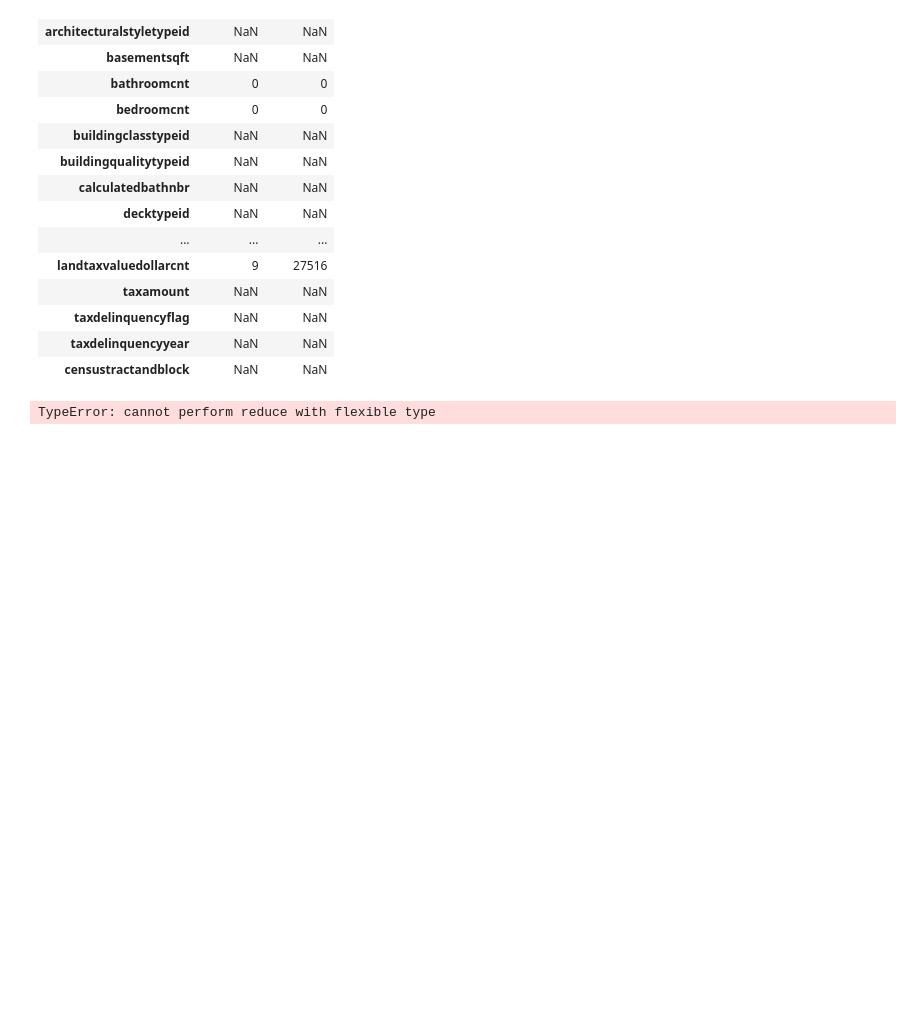
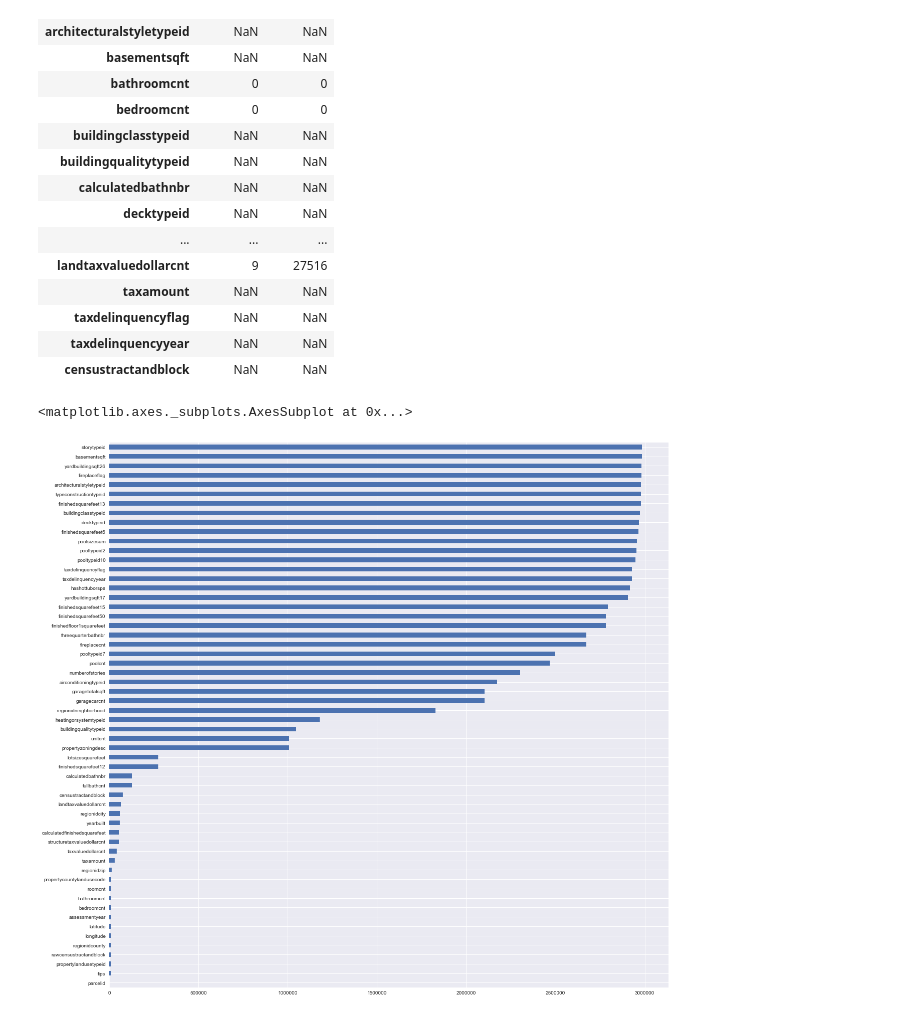
Before and after one commit to LilyElizabethJohn/Springboard---Data-Science-Career-Track, a Jupyter notebook: Capstone Project I/Zillow Zestimate/EDA - Zestimate.ipynb, the cells around one changed output. Saved outputs shown, nothing was run; the diff lists cells and outputs as text; code cells hidden in the pictures; blank space fills up the shorter version.

Commit message:
Plot missing values count and latitude longitude

```diff
--- a/Capstone Project I/Zillow Zestimate/EDA - Zestimate.ipynb
+++ b/Capstone Project I/Zillow Zestimate/EDA - Zestimate.ipynb
@@ -84,9 +82,10 @@ properties2016.head(2).T
 | taxdelinquencyflag | NaN | NaN |
 | taxdelinquencyyear | NaN | NaN |
 | censustractandblock | NaN | NaN |
-# %%
-fig, ax=plt.subplots(nrows=10,ncols=3)
-for i in properties2016.columns:
-    sns.distplot(i)
-# %% [output]
-TypeError: cannot perform reduce with flexible type
+# %%
+plt.figure(figsize=(20,20))
+missing_df=properties2016.isnull().sum().sort_values(ascending=True)
+missing_df.plot(kind='barh')
+# %% [output]
+<matplotlib.axes._subplots.AxesSubplot at 0x...>
+[figure, added]
```
Also changed, not shown: parts of 3 cells of this notebook.
